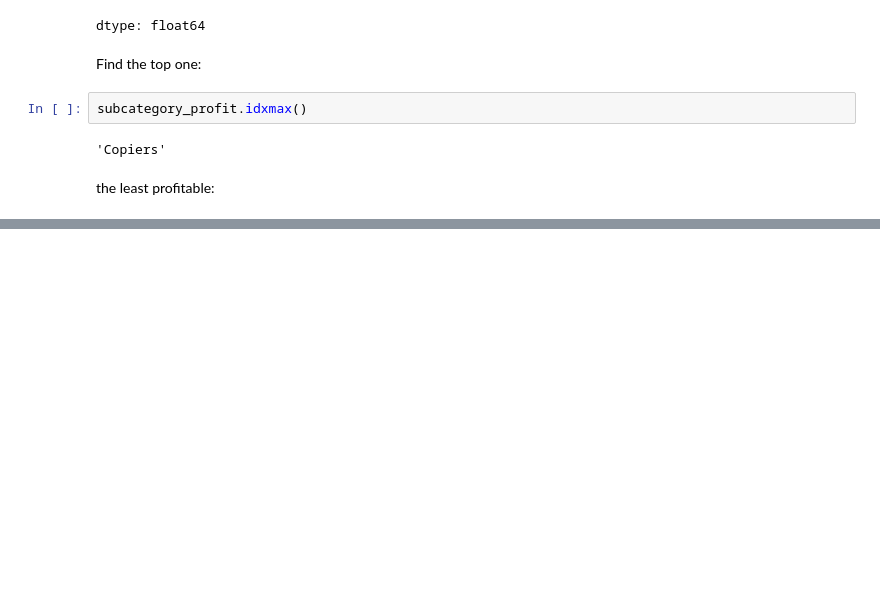
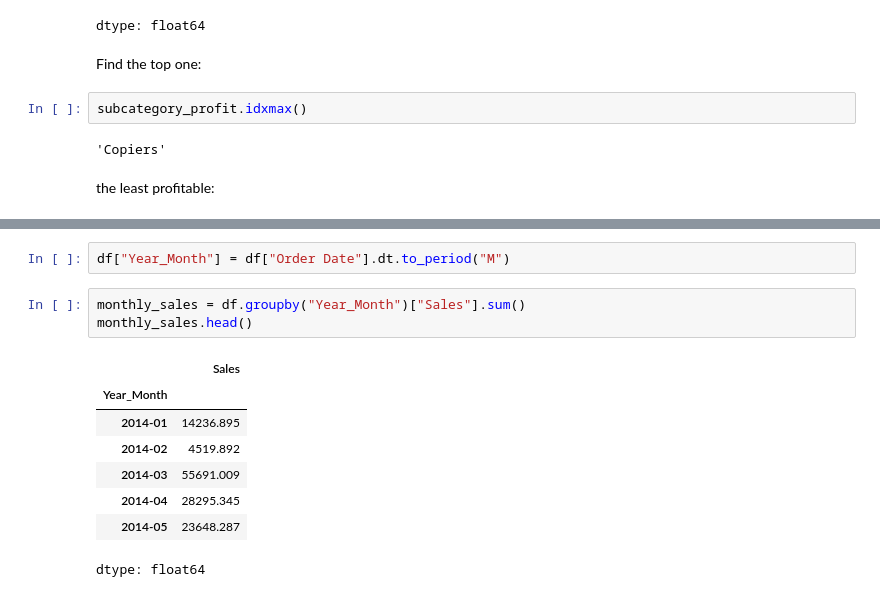
Before and after one commit to mukund1040/Data-Analytics-Projects, a Jupyter notebook: 02-Sales-Data-Analysis/Sales_Data_Analysis.ipynb, the cells around one changed output, grey strips where cells are left out. Saved outputs shown, nothing was run; the diff lists cells and outputs as text; blank space fills up the shorter version.

```diff
--- a/02-Sales-Data-Analysis/Sales_Data_Analysis.ipynb
+++ b/02-Sales-Data-Analysis/Sales_Data_Analysis.ipynb
@@ -476,0 +519,14 @@ NameError: name 'subcategory_profit' is not defined
+# %%
+df["Year_Month"] = df["Order Date"].dt.to_period("M")
+# %%
+monthly_sales = df.groupby("Year_Month")["Sales"].sum()
+monthly_sales.head()
+# %% [output]
+|  | Sales |
+| Year_Month |  |
+| 2014-01 | 14236.895 |
+| 2014-02 | 4519.892 |
+| 2014-03 | 55691.009 |
+| 2014-04 | 28295.345 |
+| 2014-05 | 23648.287 |
+dtype: float64
```
Also changed, not shown: parts of 17 cells of this notebook.
